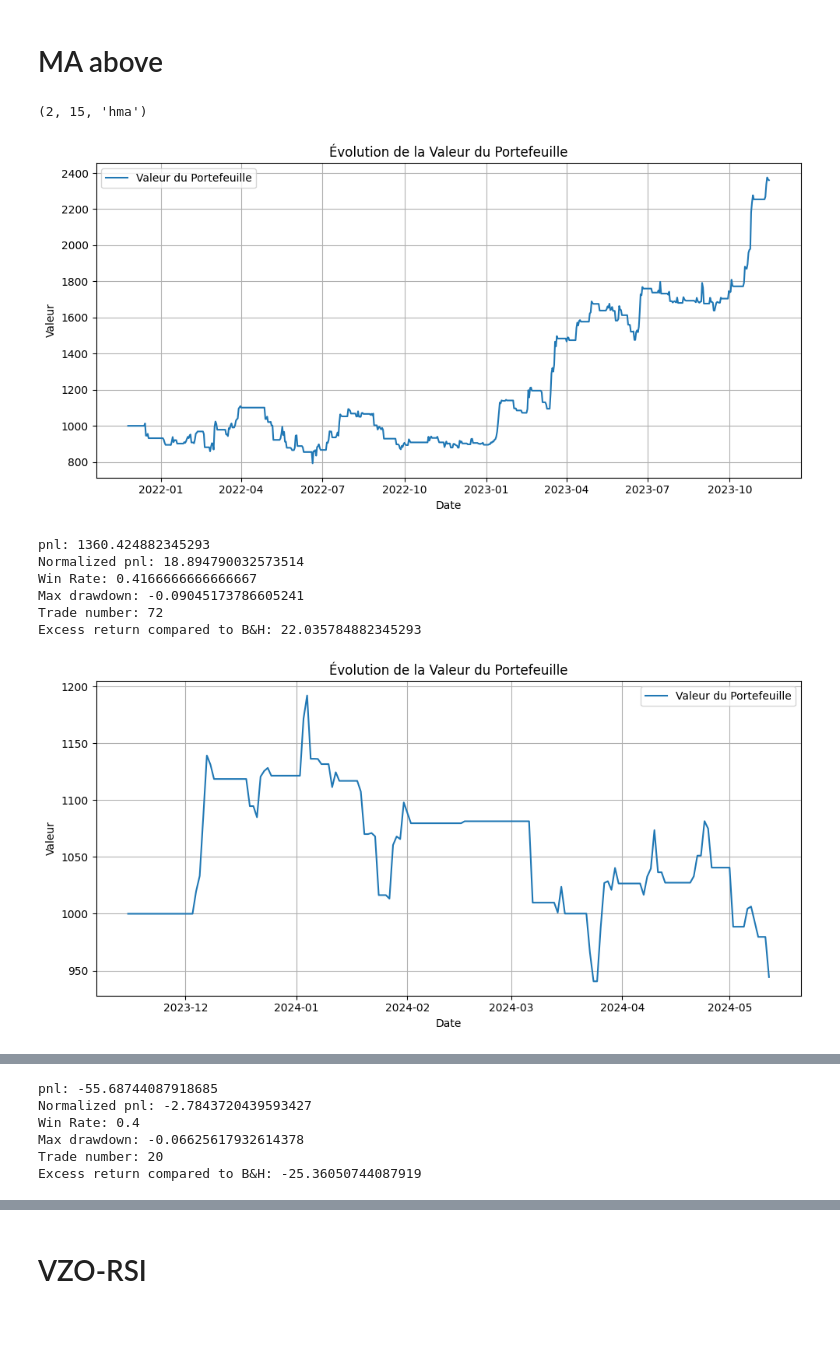
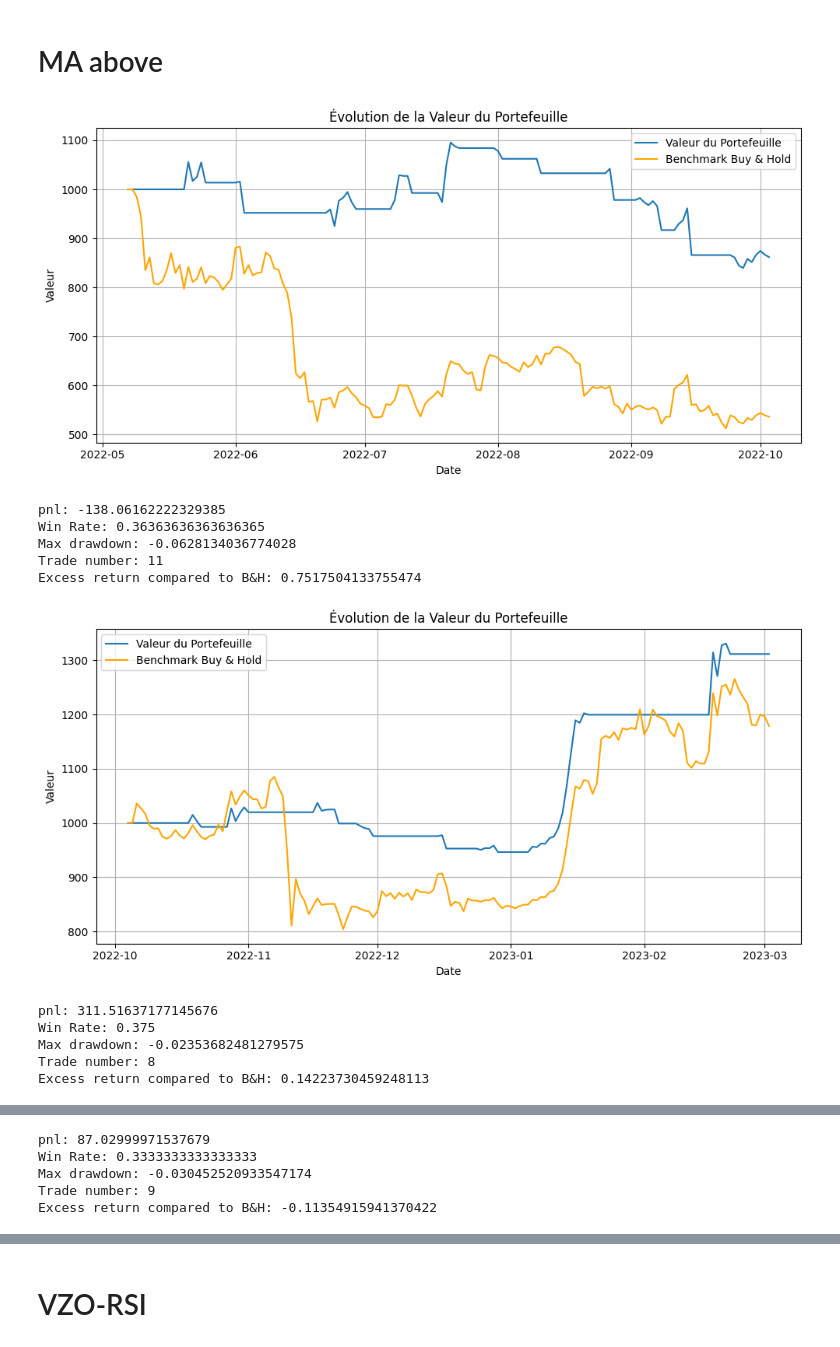
Before and after one commit to Romathonat/MTAL, a Jupyter notebook: notebooks/backtest.ipynb, the cells around one changed output, grey strips where cells are left out. Cells and saved outputs as stored; diff of their text form; code cells hidden in the pictures.

```diff
--- a/notebooks/backtest.ipynb
+++ b/notebooks/backtest.ipynb
@@ -54,3 +85,0 @@ ValueError: x and y must have same first dimension, but have shapes (300,) and (
-# %%
-for result in results:
-    print(result)
@@ -81,34 +86,35 @@ Excess return compared to B&H: 0.5564219252737873
 # %% [markdown]
 # MA above
 # %%
+from src.mtal.backtesting.walk_forward import WalkForward
 from src.mtal.backtesting.ma_cross_backtest import MACrossPriceAboveBacktester
 
 from src.mtal.data_collect import get_pair_df
 from src.mtal.data_collect import get_spot_pairs
-from src.mtal.trainer import train_strategy
 from src.mtal.dataviz import display_strategy_results
 
 cryptos = get_spot_pairs()
 df = get_pair_df(pair="BTCUSDT", limit=900, frequency="1d")
-
 ranges = {
         "short_ma": range(1, 20),
         "long_ma": range(1, 40),
         "ma_type": ["ema", "vwma", "hma"],
 }
 
-best_params, train_results, test_results, train_df, test_df = train_strategy(df, MACrossPriceAboveBacktester, ranges)
+results = WalkForward(df, MACrossPriceAboveBacktester, ranges).run()
 
-print(best_params)
-display_strategy_results(train_df, train_results)
-display_strategy_results(test_df, test_results)
+for df, result in results:
+    display_strategy_results(df, result)
 # %% [output]
+[figure, new version]
-(2, 15, 'hma')
+pnl: -138.06162222329385
+Win Rate: 0.36363636363636365
+Max drawdown: -0.0628134036774028
+Trade number: 11
+Excess return compared to B&H: 0.7517504133755474
-[figure, old version]
+[figure, new version]
-pnl: 1360.424882345293
-Normalized pnl: 18.894790032573514
-Win Rate: 0.4166666666666667
-Max drawdown: -0.09045173786605241
-Trade number: 72
-Excess return compared to B&H: 22.035784882345293
+pnl: 311.51637177145676
+Win Rate: 0.375
+Max drawdown: -0.02353682481279575
+Trade number: 8
+Excess return compared to B&H: 0.14223730459248113
-[figure, old version]
@@ -115,6 +122,5 @@ Excess return compared to B&H: 22.035784882345293
-pnl: -55.68744087918685
-Normalized pnl: -2.7843720439593427
-Win Rate: 0.4
-Max drawdown: -0.06625617932614378
-Trade number: 20
-Excess return compared to B&H: -25.36050744087919
+pnl: 87.02999971537679
+Win Rate: 0.3333333333333333
+Max drawdown: -0.030452520933547174
+Trade number: 9
+Excess return compared to B&H: -0.11354915941370422
```
Also changed, not shown: parts of 9 cells of this notebook, 3 other files.
